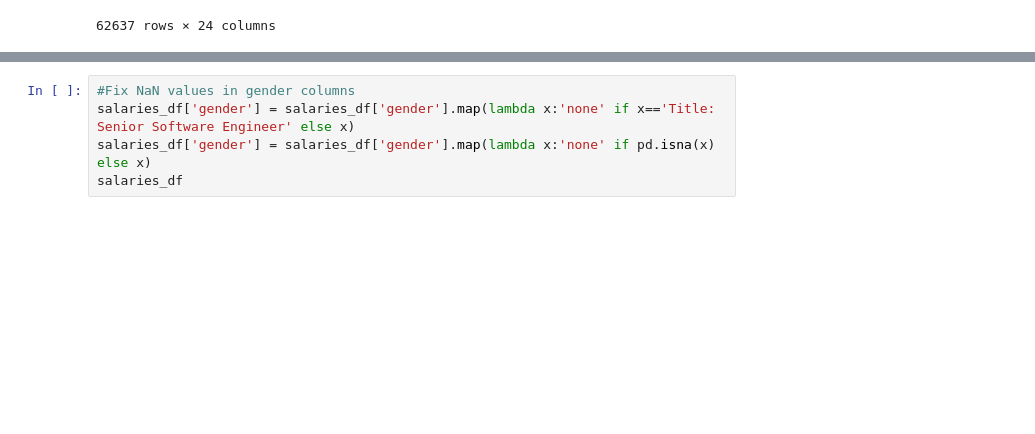
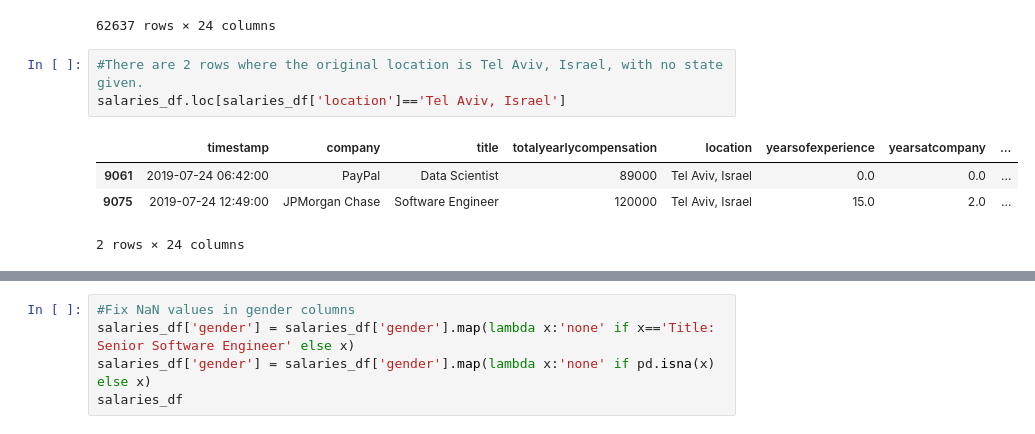
Before and after one commit to mgsrichard/Capstone-Project, a Jupyter notebook: Cleaning Data.ipynb, the cells around one changed output, grey strips where cells are left out. Saved outputs shown, nothing was run; the diff lists cells and outputs as text; blank space fills up the shorter version.

```diff
--- a/Cleaning Data.ipynb
+++ b/Cleaning Data.ipynb
@@ -248,3 +249,11 @@ salaries_df
 | 62640 | 2018-09-16 16:10:00 | Salesforce | Software Engineer | 280000 | San Francisco, CA | 8.0 | 4.0 | ... |
 | 62641 | 2019-01-29 05:12:00 | apple | Software Engineer | 200000 | Sunnyvale, CA | 0.0 | 0.0 | ... |
 62637 rows × 24 columns
+# %%
+#There are 2 rows where the original location is Tel Aviv, Israel, with no state given.
+salaries_df.loc[salaries_df['location']=='Tel Aviv, Israel']
+# %% [output]
+|  | timestamp | company | title | totalyearlycompensation | location | yearsofexperience | yearsatcompany | ... |
+| 9061 | 2019-07-24 06:42:00 | PayPal | Data Scientist | 89000 | Tel Aviv, Israel | 0.0 | 0.0 | ... |
+| 9075 | 2019-07-24 12:49:00 | JPMorgan Chase | Software Engineer | 120000 | Tel Aviv, Israel | 15.0 | 2.0 | ... |
+2 rows × 24 columns
```
Also changed, not shown: parts of 18 cells of this notebook, 1 other file.
